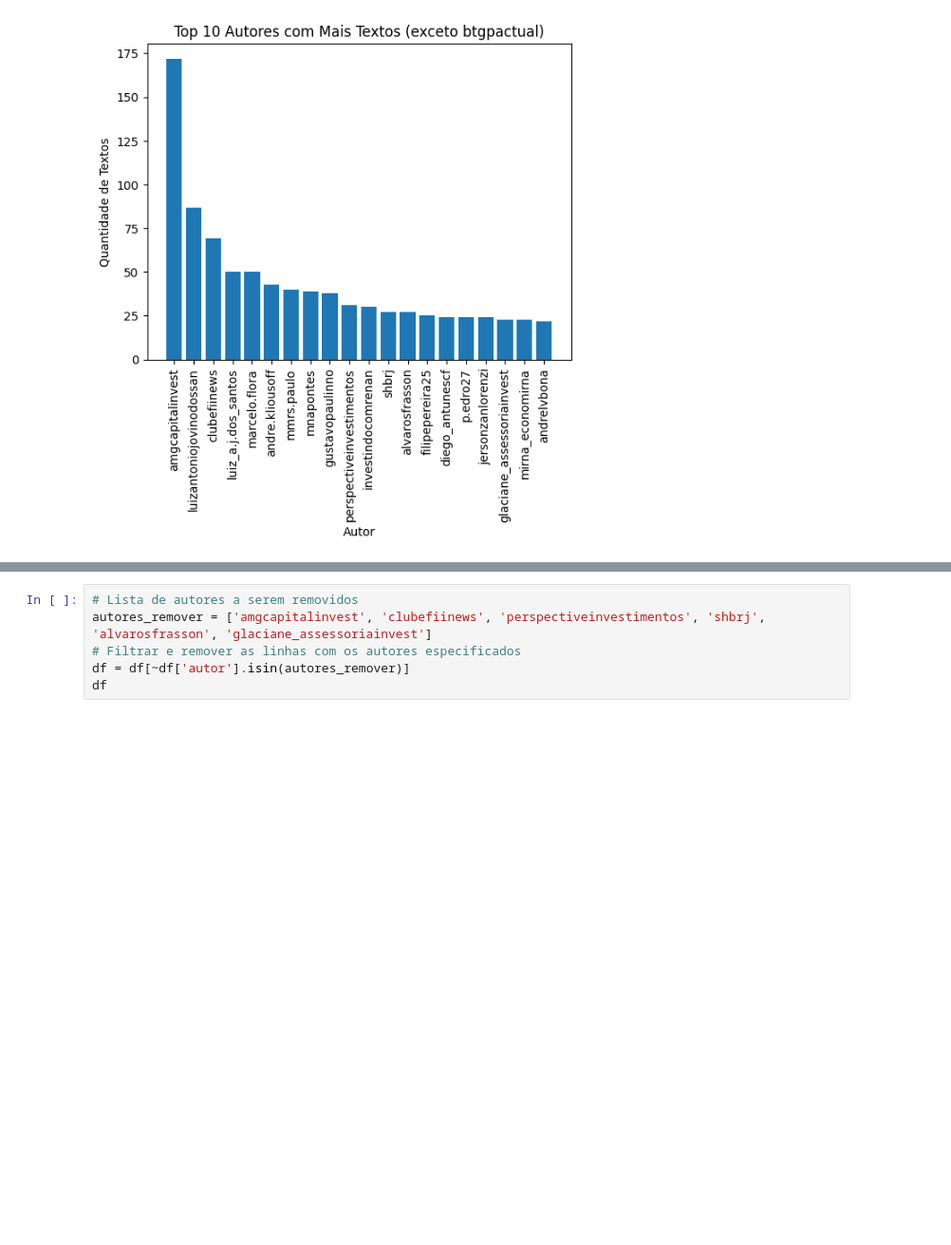
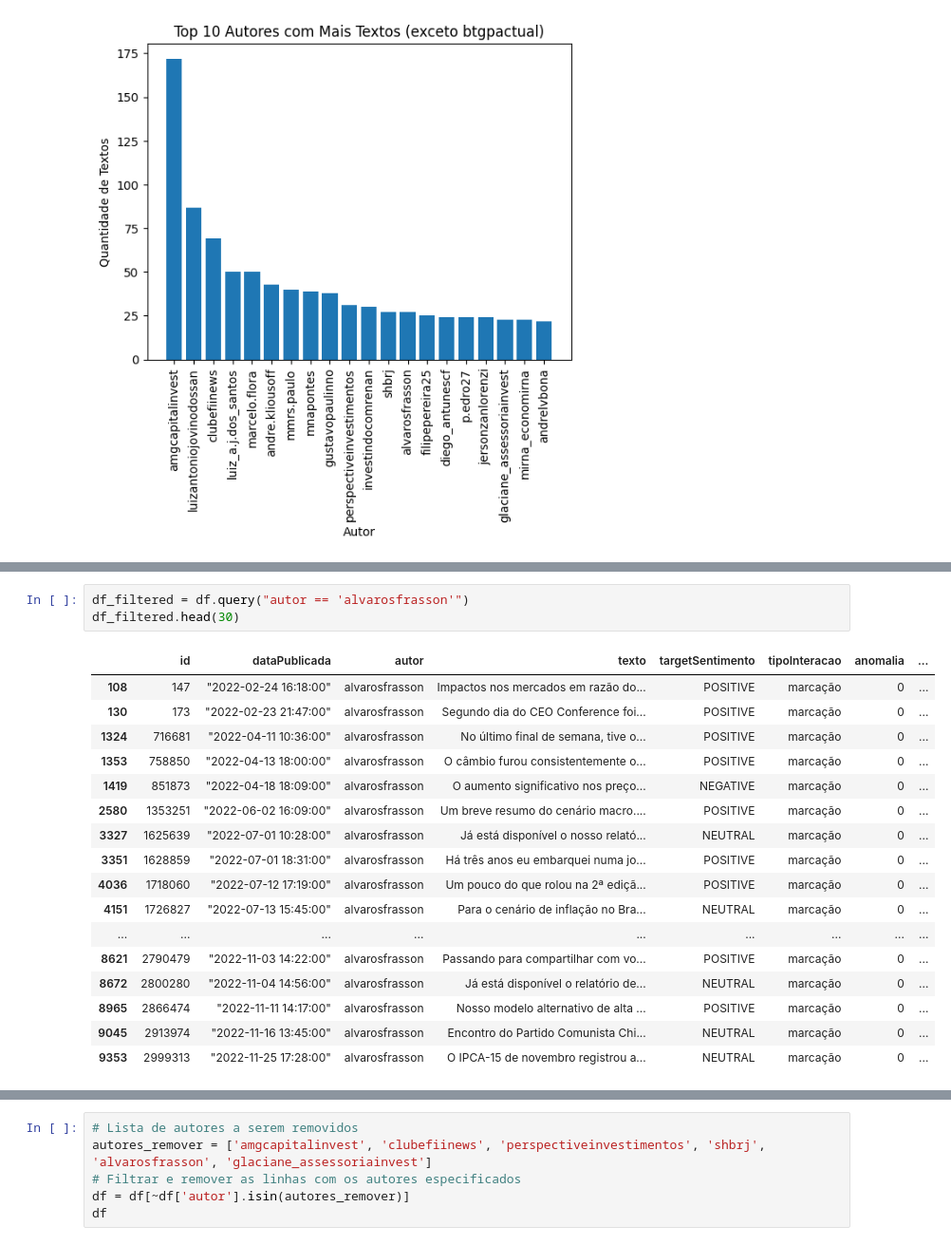
Before and after one commit to 2023M6T4-Inteli/Projeto01, a Jupyter notebook: src/notebook/ModeloPLN_grupo1_sprint5.ipynb, the cells around one changed output, grey strips where cells are left out. Shown: that part at 95% size. Drawn from its saved outputs; the diff is of its cells as text; blank space fills up the shorter version.

```diff
--- a/src/notebook/ModeloPLN_grupo1_sprint5.ipynb
+++ b/src/notebook/ModeloPLN_grupo1_sprint5.ipynb
@@ -271,0 +319,21 @@ df_filtered = df.query("autor == 'glaciane_assessoriainvest'")
+# %%
+df_filtered = df.query("autor == 'alvarosfrasson'")
+df_filtered.head(30)
+# %% [output]
+|  | id | dataPublicada | autor | texto | targetSentimento | tipoInteracao | anomalia | ... |
+| 108 | 147 | "2022-02-24 16:18:00" | alvarosfrasson | Impactos nos mercados em razão do... | POSITIVE | marcação | 0 | ... |
+| 130 | 173 | "2022-02-23 21:47:00" | alvarosfrasson | Segundo dia do CEO Conference foi... | POSITIVE | marcação | 0 | ... |
+| 1324 | 716681 | "2022-04-11 10:36:00" | alvarosfrasson | No último final de semana, tive o... | POSITIVE | marcação | 0 | ... |
+| 1353 | 758850 | "2022-04-13 18:00:00" | alvarosfrasson | O câmbio furou consistentemente o... | POSITIVE | marcação | 0 | ... |
+| 1419 | 851873 | "2022-04-18 18:09:00" | alvarosfrasson | O aumento significativo nos preço... | NEGATIVE | marcação | 0 | ... |
+| 2580 | 1353251 | "2022-06-02 16:09:00" | alvarosfrasson | Um breve resumo do cenário macro.... | POSITIVE | marcação | 0 | ... |
+| 3327 | 1625639 | "2022-07-01 10:28:00" | alvarosfrasson | Já está disponível o nosso relató... | NEUTRAL | marcação | 0 | ... |
+| 3351 | 1628859 | "2022-07-01 18:31:00" | alvarosfrasson | Há três anos eu embarquei numa jo... | POSITIVE | marcação | 0 | ... |
+| 4036 | 1718060 | "2022-07-12 17:19:00" | alvarosfrasson | Um pouco do que rolou na 2ª ediçã... | POSITIVE | marcação | 0 | ... |
+| 4151 | 1726827 | "2022-07-13 15:45:00" | alvarosfrasson | Para o cenário de inflação no Bra... | NEUTRAL | marcação | 0 | ... |
+| ... | ... | ... | ... | ... | ... | ... | ... | ... |
+| 8621 | 2790479 | "2022-11-03 14:22:00" | alvarosfrasson | Passando para compartilhar com vo... | POSITIVE | marcação | 0 | ... |
+| 8672 | 2800280 | "2022-11-04 14:56:00" | alvarosfrasson | Já está disponível o relatório de... | NEUTRAL | marcação | 0 | ... |
+| 8965 | 2866474 | "2022-11-11 14:17:00" | alvarosfrasson | Nosso modelo alternativo de alta ... | POSITIVE | marcação | 0 | ... |
+| 9045 | 2913974 | "2022-11-16 13:45:00" | alvarosfrasson | Encontro do Partido Comunista Chi... | NEUTRAL | marcação | 0 | ... |
+| 9353 | 2999313 | "2022-11-25 17:28:00" | alvarosfrasson | O IPCA-15 de novembro registrou a... | NEUTRAL | marcação | 0 | ... |
```
Also changed, not shown: parts of 6 cells of this notebook, 27 other files.
